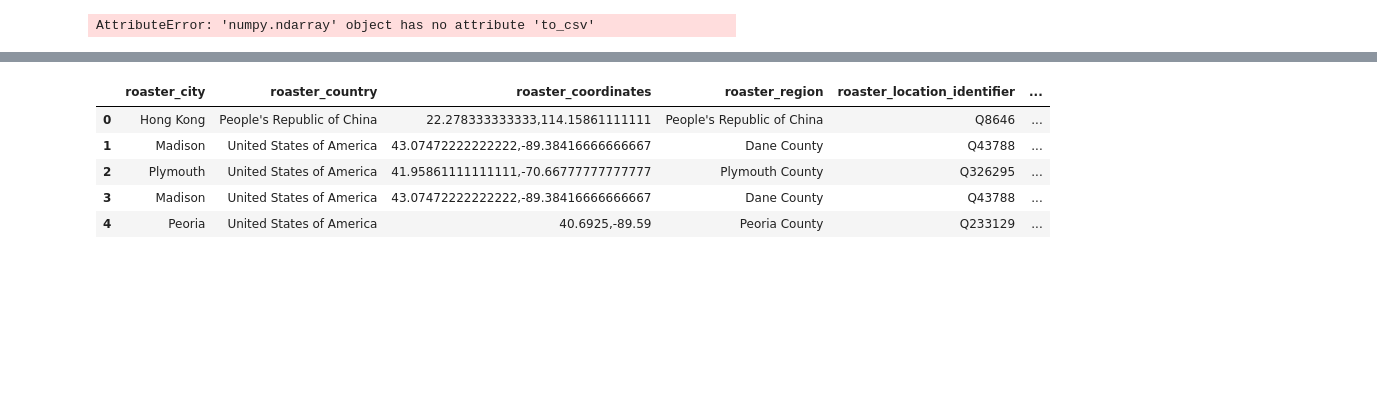
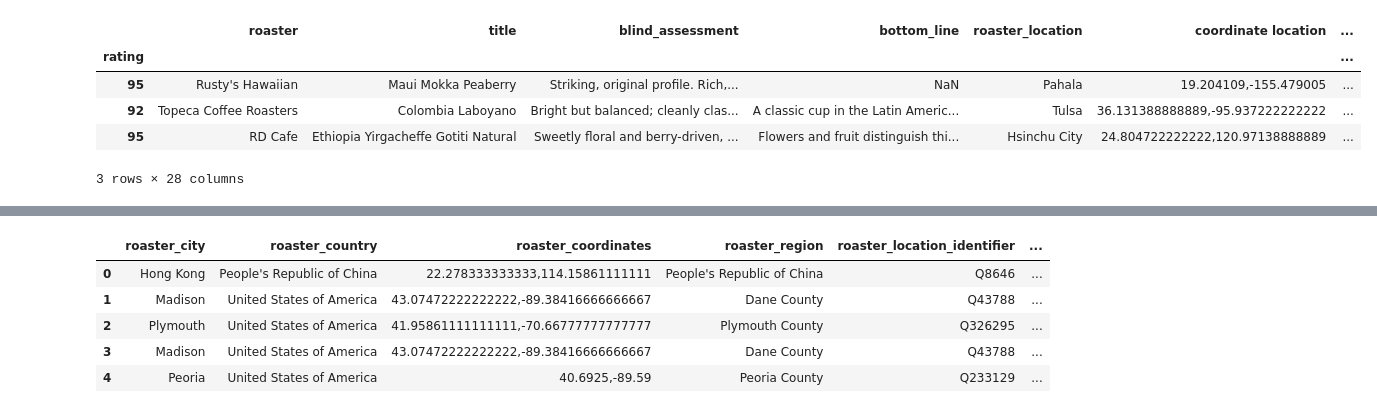
Before and after one commit to tynardone/coffee-reviews-analysis, a Jupyter notebook: notebooks/exploratory/01_data_cleaning.ipynb, the cells around one changed output, grey strips where cells are left out. Drawn from its saved outputs; the diff is of its cells as text; code cells hidden in the pictures; blank space fills up the shorter version.

Commit message:
Starting data cleaning

```diff
--- a/notebooks/exploratory/01_data_cleaning.ipynb
+++ b/notebooks/exploratory/01_data_cleaning.ipynb
@@ -11,8 +11,15 @@ import matplotlib.pyplot as plt
 import matplotlib as mpl
 
 mpl.rcParams['figure.dpi']= 300
-# %%
-df = pd.read_csv('../../data/interim/raw-roast-reviews-openrefine.csv')
-pd.Series)df.origin_country_cluster.unique()).to_csv('../../data/interim/origin_country_cluster.csv', index=False)
-# %% [output]
-AttributeError: 'numpy.ndarray' object has no attribute 'to_csv'
+# %%
+data_dir = Path('../../data')
+df = pd.read_csv(data_dir / 'interim' / '05052024-roast-review-merged-openrefine.csv', index_col=0)
+
+df.sample(3)
+# %% [output]
+|  | roaster | title | blind_assessment | bottom_line | roaster_location | coordinate location | ... |
+| rating |  |  |  |  |  |  | ... |
+| 95 | Rusty's Hawaiian | Maui Mokka Peaberry | Striking, original profile. Rich,... | NaN | Pahala | 19.204109,-155.479005 | ... |
+| 92 | Topeca Coffee Roasters | Colombia Laboyano | Bright but balanced; cleanly clas... | A classic cup in the Latin Americ... | Tulsa | 36.131388888889,-95.937222222222 | ... |
+| 95 | RD Cafe | Ethiopia Yirgacheffe Gotiti Natural | Sweetly floral and berry-driven, ... | Flowers and fruit distinguish thi... | Hsinchu City | 24.804722222222,120.97138888889 | ... |
+3 rows × 28 columns
```
Also changed, not shown: parts of 1 cell of this notebook.
